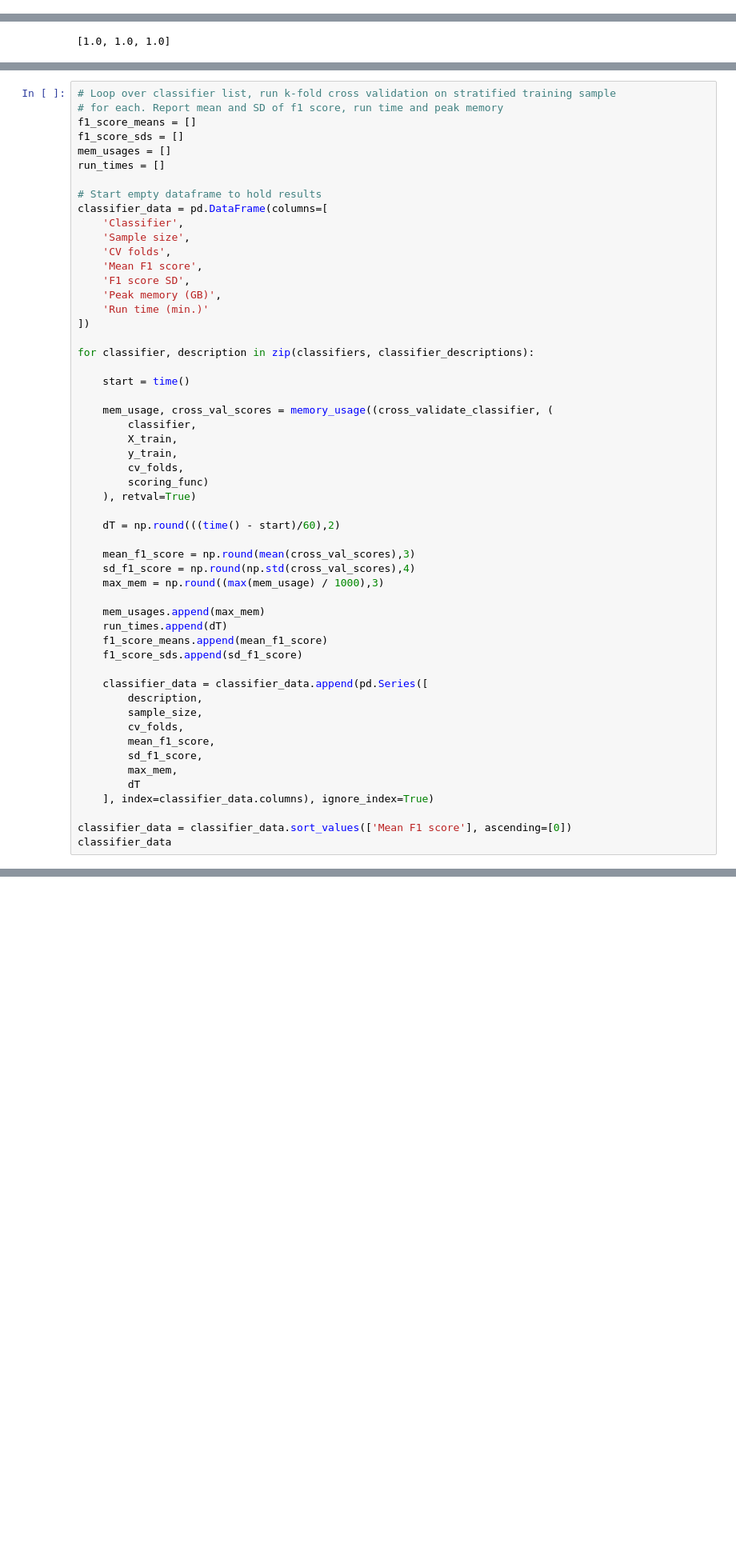
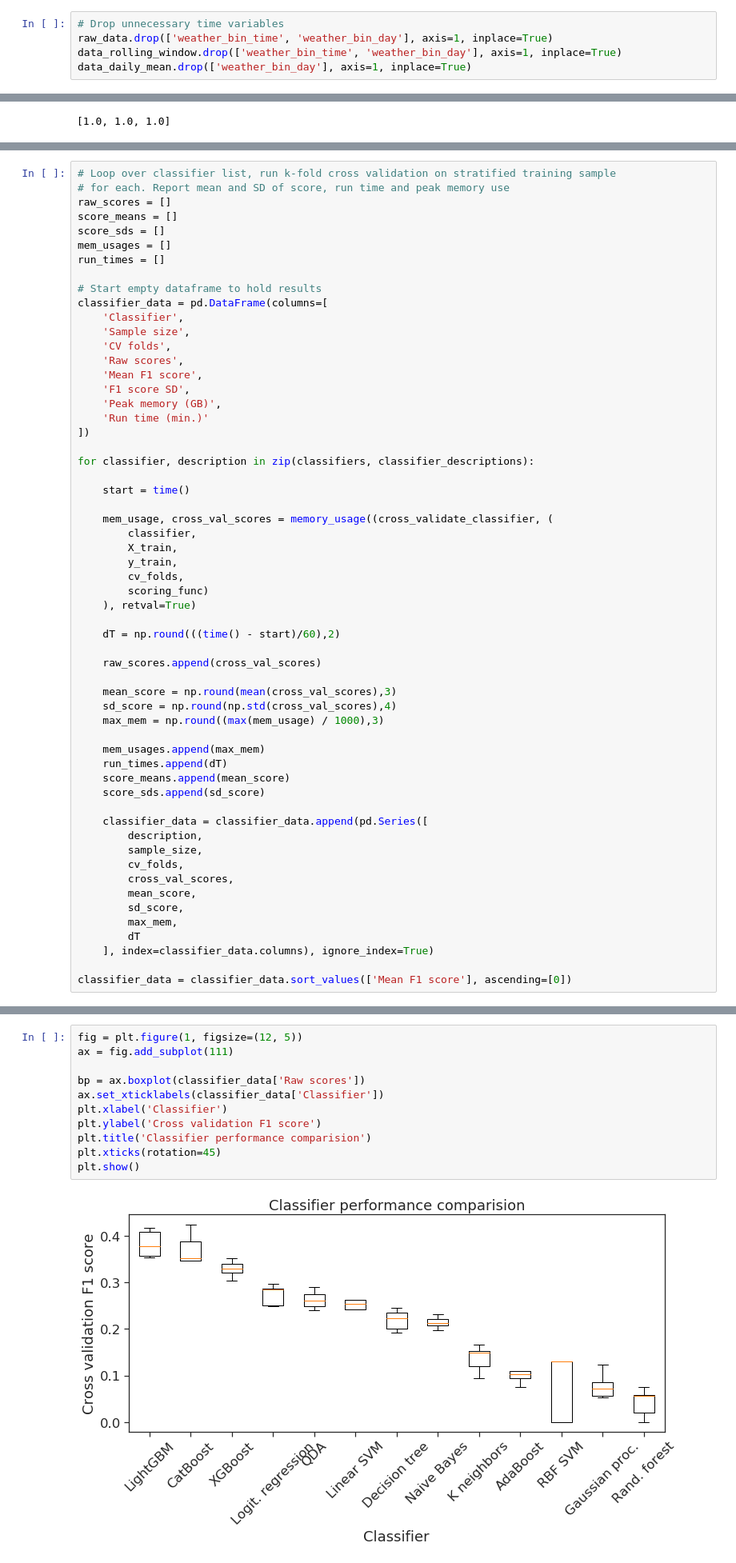
Before and after one commit to aristyogresearch/wildfire, a Jupyter notebook: notebooks/model_selection.ipynb, the cells around one changed output, grey strips where cells are left out. Shown at 80% size. Drawn from its saved outputs; the diff is of its cells as text; blank space fills up the shorter version.

```diff
--- a/notebooks/model_selection.ipynb
+++ b/notebooks/model_selection.ipynb
@@ -519,6 +520,11 @@ daily_mean_data_file = '../data/training_data/1992-1997_training_data_daily_mean
 raw_data = pd.read_csv(raw_data_file, low_memory=False)
 data_rolling_window = pd.read_csv(rolling_window_data_file, low_memory=False)
 data_daily_mean = pd.read_csv(daily_mean_data_file, low_memory=False)
+# %%
+# Drop unnecessary time variables
+raw_data.drop(['weather_bin_time', 'weather_bin_day'], axis=1, inplace=True)
+data_rolling_window.drop(['weather_bin_time', 'weather_bin_day'], axis=1, inplace=True)
+data_daily_mean.drop(['weather_bin_day'], axis=1, inplace=True)
 # %%
 # Shuffel row order
 raw_data = raw_data.sample(frac=1).reset_index(drop=True)
@@ -688,8 +777,9 @@ X_train, X_test, y_train, y_test = train_test_split(
 # %%
 # Loop over classifier list, run k-fold cross validation on stratified training sample
-# for each. Report mean and SD of f1 score, run time and peak memory
-f1_score_means = []
-f1_score_sds = []
+# for each. Report mean and SD of score, run time and peak memory use
+raw_scores = []
+score_means = []
+score_sds = []
 mem_usages = []
 run_times = []
 
@@ -698,6 +788,7 @@ classifier_data = pd.DataFrame(columns=[
     'Classifier',
     'Sample size',
     'CV folds',
+    'Raw scores',
     'Mean F1 score',
     'F1 score SD',
     'Peak memory (GB)',
@@ -718,24 +809,26 @@ for classifier, description in zip(classifiers, classifier_descriptions):
 
     dT = np.round(((time() - start)/60),2)
 
-    mean_f1_score = np.round(mean(cross_val_scores),3)
-    sd_f1_score = np.round(np.std(cross_val_scores),4)
+    raw_scores.append(cross_val_scores)
+
+    mean_score = np.round(mean(cross_val_scores),3)
+    sd_score = np.round(np.std(cross_val_scores),4)
     max_mem = np.round((max(mem_usage) / 1000),3)
 
     mem_usages.append(max_mem)
     run_times.append(dT)
-    f1_score_means.append(mean_f1_score)
-    f1_score_sds.append(sd_f1_score)
+    score_means.append(mean_score)
+    score_sds.append(sd_score)
 
     classifier_data = classifier_data.append(pd.Series([
         description,
         sample_size,
         cv_folds,
-        mean_f1_score,
-        sd_f1_score,
+        cross_val_scores,
+        mean_score,
+        sd_score,
         max_mem,
         dT
     ], index=classifier_data.columns), ignore_index=True)
 
 classifier_data = classifier_data.sort_values(['Mean F1 score'], ascending=[0])
-classifier_data
@@ -759,0 +835,13 @@ The four top classifiers all have f1 scores which are within a standard deviatio
+# %%
+fig = plt.figure(1, figsize=(12, 5))
+ax = fig.add_subplot(111)
+
+bp = ax.boxplot(classifier_data['Raw scores'])
+ax.set_xticklabels(classifier_data['Classifier'])
+plt.xlabel('Classifier')
+plt.ylabel('Cross validation F1 score')
+plt.title('Classifier performance comparision')
+plt.xticks(rotation=45)
+plt.show()
+# %% [output]
+[figure, added]
```
Also changed, not shown: parts of 42 cells of this notebook, 4 other files.
